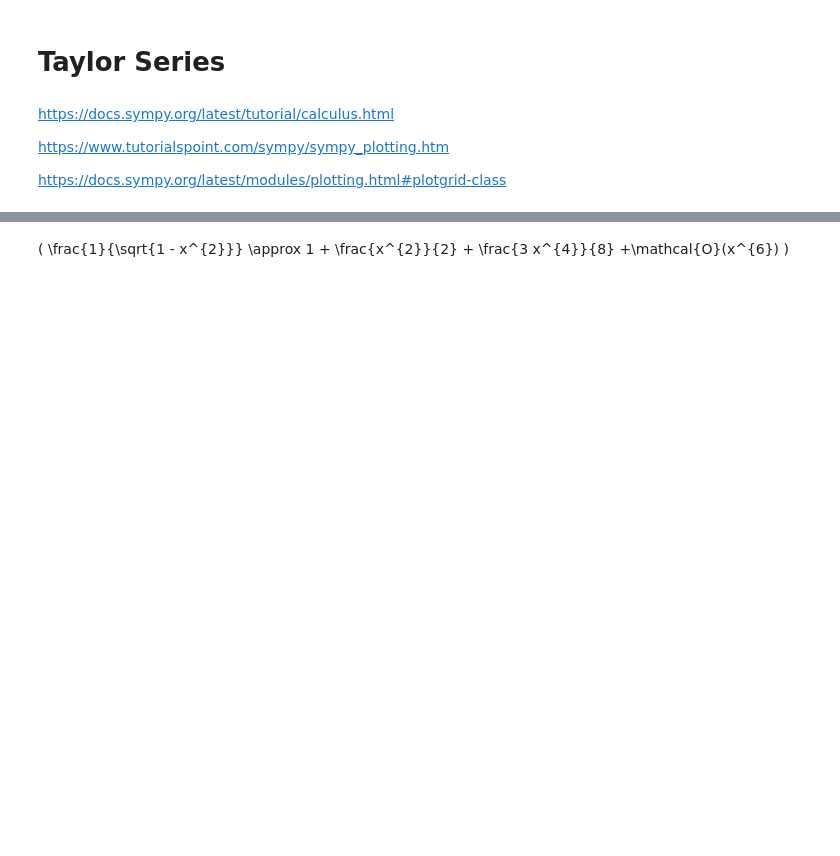
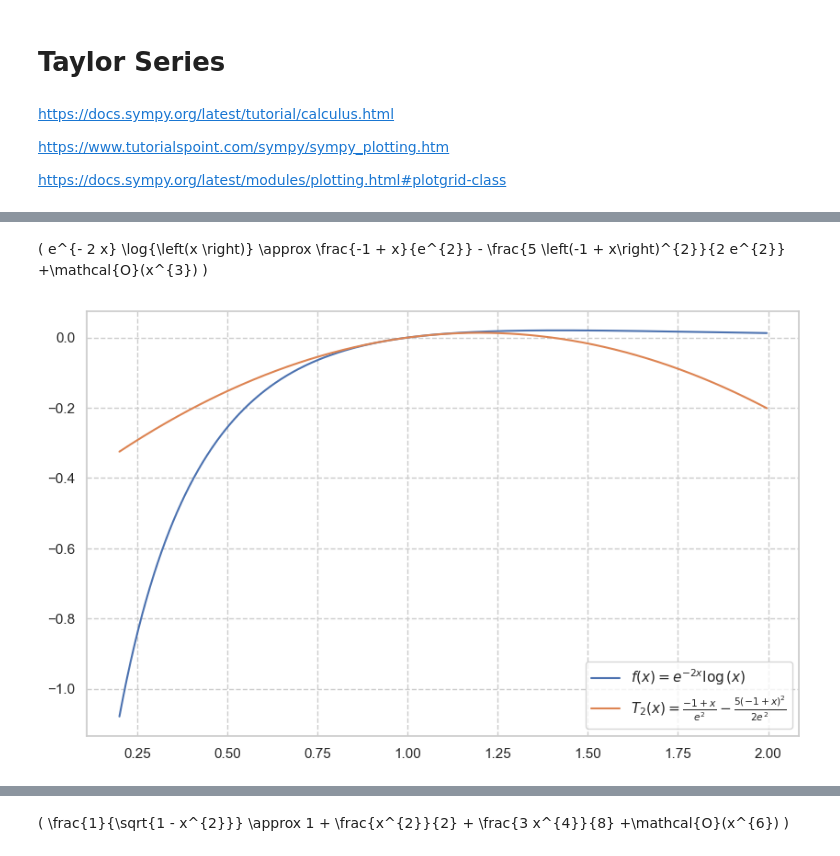
Before and after one commit to JonasRademacker/JupyterNotebooksForTeachingMath, a Jupyter notebook: TaylorSeries.ipynb, the cells around one changed output, grey strips where cells are left out. Cells and saved outputs as stored; diff of their text form; code cells hidden in the pictures; blank space fills up the shorter version.

```diff
--- a/TaylorSeries.ipynb
+++ b/TaylorSeries.ipynb
@@ -85,3 +98,8 @@ TaylorSeries("x**2 * ln(1-x)", 8, x0=0, xrange=(-0.99,0.99))
+# %%
+TaylorSeries("exp(-2*x) * ln(x)", 2, x0=1, xrange=(0.2,2))
+# %% [output]
+\( e^{- 2 x} \log{\left(x \right)} \approx \frac{-1 + x}{e^{2}} - \frac{5 \left(-1 + x\right)^{2}}{2 e^{2}} +\mathcal{O}(x^{3}) \)
+[figure, added]
 # %%
 TaylorSeries("x*sqrt(1+x)", 6, xrange=(-0.5, 2), optLatex=true)
 # %% [output]
```
Also changed, not shown: parts of 25 cells of this notebook.
